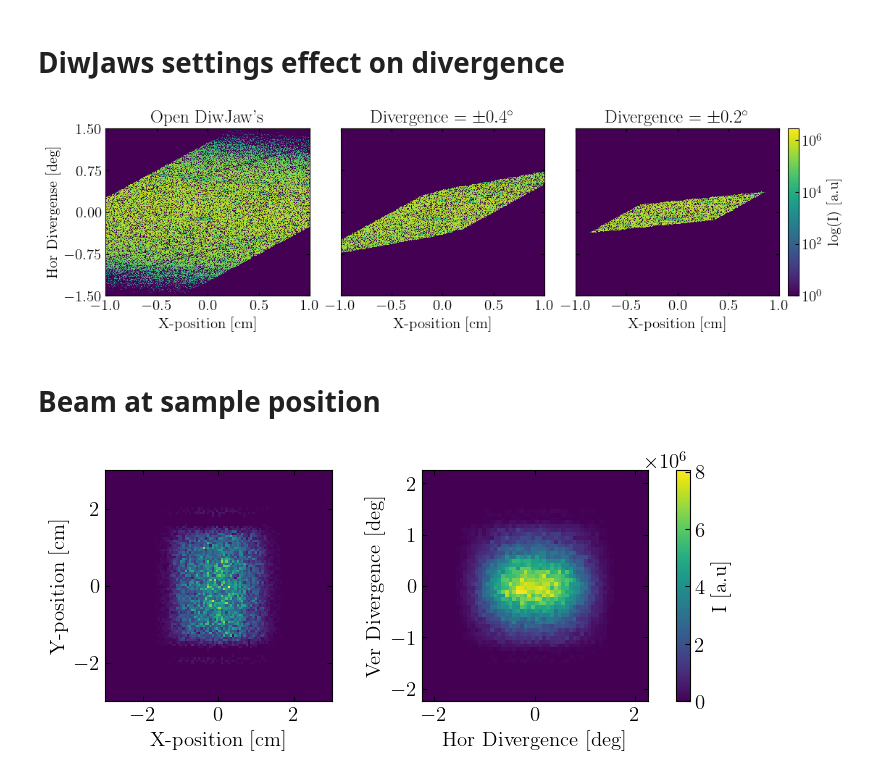
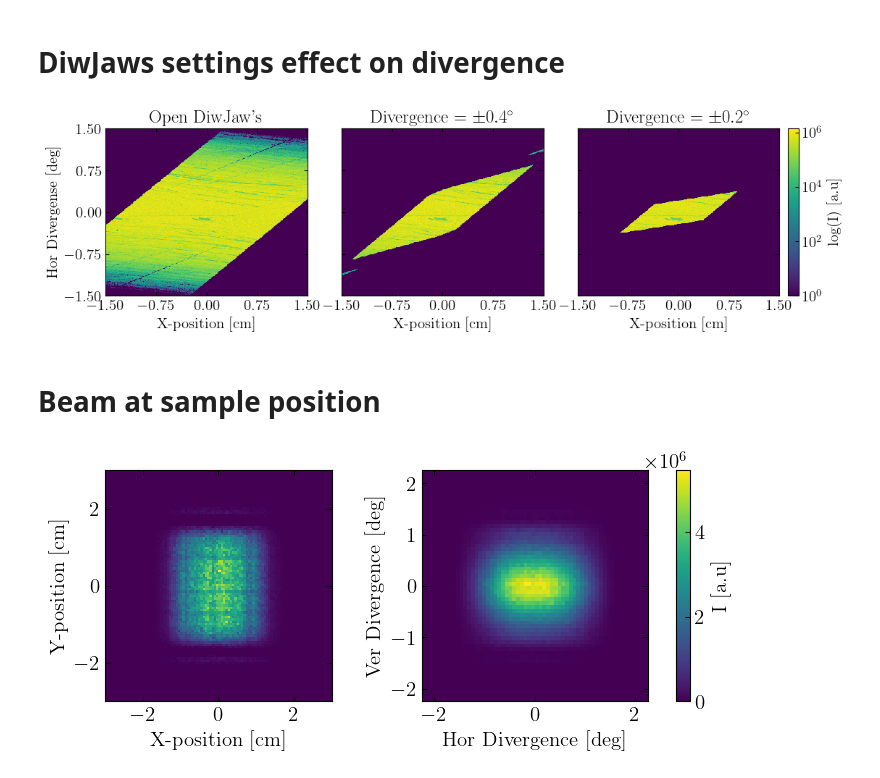
Before and after one commit to JEGKANIKMULTITASK/BIFROST, a Jupyter notebook: BIFROST_Design_Article/Energy_resolution/BIFROST_Article_plots.ipynb, the cells around one changed output. Drawn from its saved outputs; the diff is of its cells as text; code cells hidden in the pictures.

```diff
--- a/BIFROST_Design_Article/Energy_resolution/BIFROST_Article_plots.ipynb
+++ b/BIFROST_Design_Article/Energy_resolution/BIFROST_Article_plots.ipynb
@@ -124,50 +124,50 @@ diff Å = 1.7435744154630144
 # %%
 from matplotlib.colors import LogNorm
 
-data_open = np.loadtxt('diwJaw_test_Open_2/DivX_monitor.dat').reshape(3,300,300)
-data_0p4 = np.loadtxt('diwJaw_test_0p4deg_2/DivX_monitor.dat').reshape(3,300,300)
-data_0p2 = np.loadtxt('diwJaw_test_0p2deg_1/DivX_monitor.dat').reshape(3,300,300)
+data_open = np.loadtxt('diwJaw_test_Open_3/DivX_monitor.dat').reshape(3,300,300)
+data_0p4 = np.loadtxt('diwJaw_test_0p4deg_3/DivX_monitor.dat').reshape(3,300,300)
+data_0p2 = np.loadtxt('diwJaw_test_0p2deg_3/DivX_monitor.dat').reshape(3,300,300)
 
 data_open[data_open == 0] = 1e-10
 data_0p4[data_0p4 == 0] = 1e-10
 data_0p2[data_0p2 == 0] = 1e-10
 
-x_values = np.linspace(-1, 1, 301)
+x_values = np.linspace(-1.5, 1.5, 301)
 y_values = np.linspace(-1.5, 1.5, 301)
 x_mesh, y_mesh = np.meshgrid(x_values, y_values)
 
 
 fig, ax = plt.subplots(1,3, figsize=(12,3), sharex=True, sharey=True)
-fig.subplots_adjust(hspace=0.3, wspace=0.15)
+fig.subplots_adjust(hspace=0.3, wspace=0.17)
 pcm1 = ax[0].pcolormesh(x_mesh, y_mesh, data_open[0], cmap='viridis', norm=LogNorm(vmin=1, vmax=np.max(data_open[0])))
 pcm2 = ax[1].pcolormesh(x_mesh, y_mesh, data_0p4[0], cmap='viridis', norm=LogNorm(vmin=1, vmax=np.max(data_open[0])))
 pcm3 = ax[2].pcolormesh(x_mesh, y_mesh, data_0p2[0], cmap='viridis', norm=LogNorm(vmin=1, vmax=np.max(data_open[0])))
 
 cbar_ax = fig.add_axes([0.91, 0.11, 0.012, 0.77])
 cbar = plt.colorbar(pcm1, cax=cbar_ax,ax=ax, orientation='vertical') # norm=colors.LogNorm(vmin=np.min(data_open[0]), vmax=np.max(data_open[0]))
 cbar.set_label('log(I) [a.u]')
 
 ax[0].set_xlabel('X-position [cm]')
 ax[0].set_title('Open DiwJaw\'s')
 ax[0].set_ylabel('Hor Divergense [deg]')
 ax[0].set_yticks([-1.5, -0.75, 0, 0.75, 1.5])
-#ax[0].set_xticks([-0.75, -0.5,0, 0.5,0.75])
+ax[0].set_xticks([-1.5, -0.75,0, 0.75, 1.5])
 
 ax[1].set_xlabel('X-position [cm]')
 ax[1].set_title('Divergence $= \pm 0.4 ^{\circ}$')
 
 ax[2].set_xlabel('X-position [cm]')
 ax[2].set_title('Divergence $= \pm 0.2 ^{\circ}$')
 #plt.tight_layout()
 
-plt.savefig('diw_jaws_divergence.png', format='png', bbox_inches='tight', dpi=500)
+plt.savefig('diw_jaws_divergence_wide.png', format='png', bbox_inches='tight', dpi=500)
 # %% [output]
-[figure, old version]
+[figure, new version]
 # %% [markdown]
 # Beam at sample position
 # %%
-data_div_sample = np.loadtxt('diwJaw_test_Open_2/PSD_sample_large.dat').reshape(3,60,60)
-data_psd_sample = np.loadtxt('diwJaw_test_Open_2/Div2d_sample.dat').reshape(3,100,100)
+data_div_sample = np.loadtxt('diwJaw_test_Open_3/PSD_sample_large.dat').reshape(3,60,60)
+data_psd_sample = np.loadtxt('diwJaw_test_Open_3/Div2d_sample.dat').reshape(3,100,100)
 
 data_div_sample[data_div_sample == 0] = 1e-10
 data_psd_sample[data_psd_sample == 0] = 1e-10
@@ -197,4 +197,4 @@ cbar.set_label('I [a.u]')
 
 plt.savefig('Beam_profile_sample.png', format='png', bbox_inches='tight', dpi=500)
 # %% [output]
-[figure, old version]
+[figure, new version]
```
Also changed, not shown: 10 other files.
